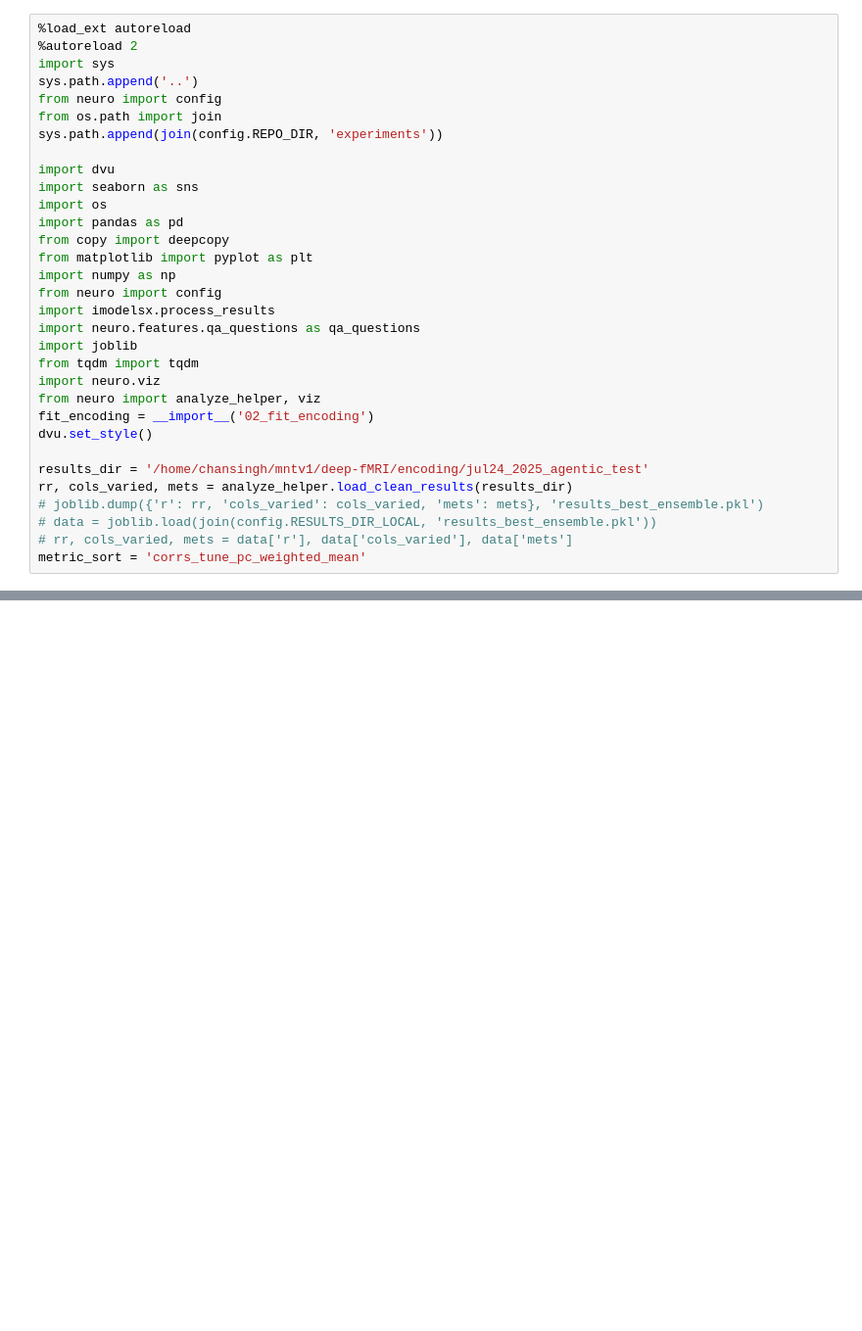
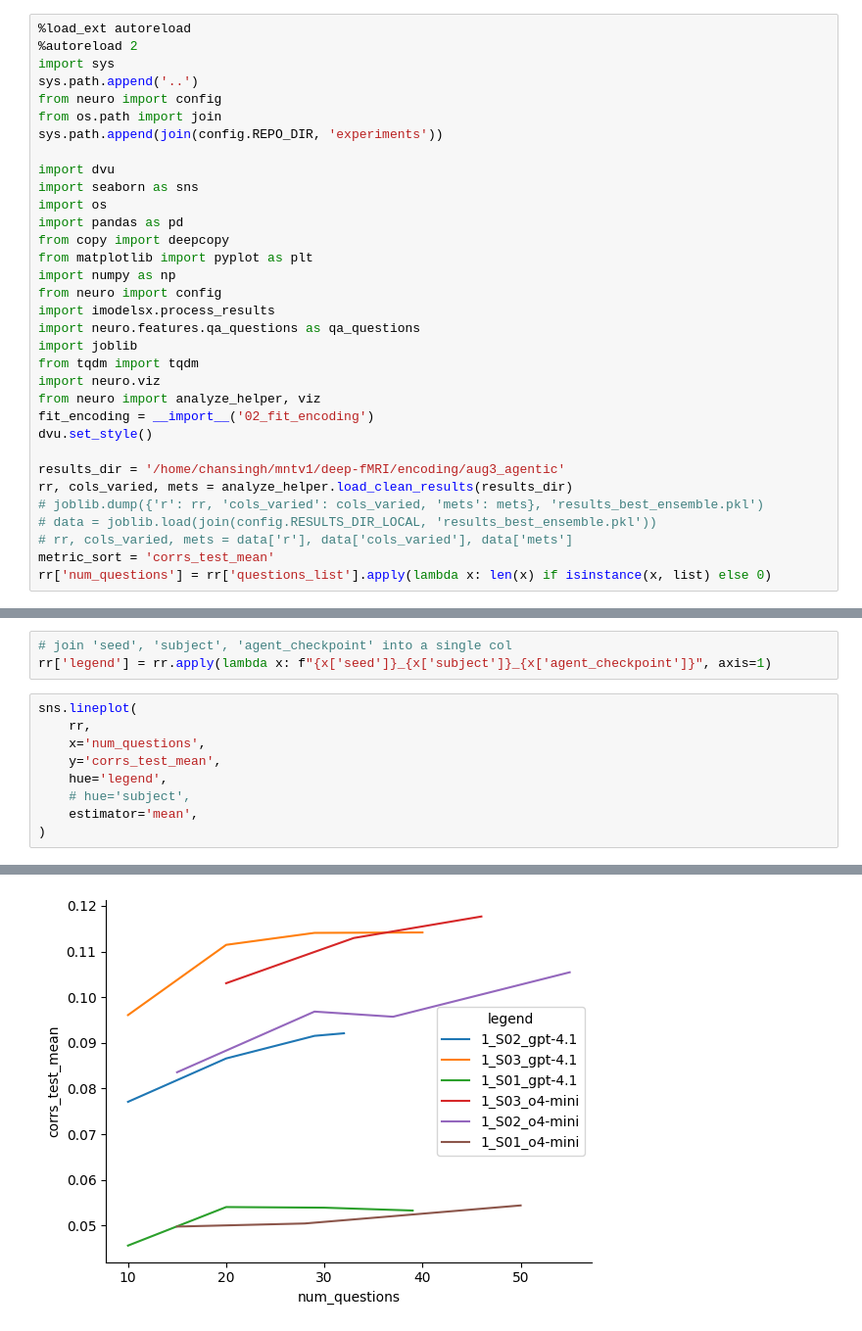
Before and after one commit to fkatada/MS-automated-brain-explanations, a Jupyter notebook: notebooks/7_qa_agent/01_eval_agentic_path.ipynb, the cells around one changed output, grey strips where cells are left out. Shown at 98% size. Saved outputs shown, nothing was run; the diff lists cells and outputs as text; blank space fills up the shorter version.

```diff
--- a/notebooks/7_qa_agent/01_eval_agentic_path.ipynb
+++ b/notebooks/7_qa_agent/01_eval_agentic_path.ipynb
@@ -24,9 +24,10 @@ from neuro import analyze_helper, viz
 fit_encoding = __import__('02_fit_encoding')
 dvu.set_style()
 
-results_dir = '/home/chansingh/mntv1/deep-fMRI/encoding/jul24_2025_agentic_test'
+results_dir = '/home/chansingh/mntv1/deep-fMRI/encoding/aug3_agentic'
 rr, cols_varied, mets = analyze_helper.load_clean_results(results_dir)
 # joblib.dump({'r': rr, 'cols_varied': cols_varied, 'mets': mets}, 'results_best_ensemble.pkl')
 # data = joblib.load(join(config.RESULTS_DIR_LOCAL, 'results_best_ensemble.pkl'))
 # rr, cols_varied, mets = data['r'], data['cols_varied'], data['mets']
-metric_sort = 'corrs_tune_pc_weighted_mean'
+metric_sort = 'corrs_test_mean'
+rr['num_questions'] = rr['questions_list'].apply(lambda x: len(x) if isinstance(x, list) else 0)
@@ -48,0 +41,13 @@ Name: questions_list, dtype: object
+# %%
+# join 'seed', 'subject', 'agent_checkpoint' into a single col
+rr['legend'] = rr.apply(lambda x: f"{x['seed']}_{x['subject']}_{x['agent_checkpoint']}", axis=1)
+# %%
+sns.lineplot(
+    rr,
+    x='num_questions',
+    y='corrs_test_mean',
+    hue='legend',
+    # hue='subject',
+    estimator='mean',
+)
+# %% [output]
@@ -48,0 +55 @@ Name: questions_list, dtype: object
+[figure, added]
```
Also changed, not shown: parts of 10 cells of this notebook, 19 other files.
